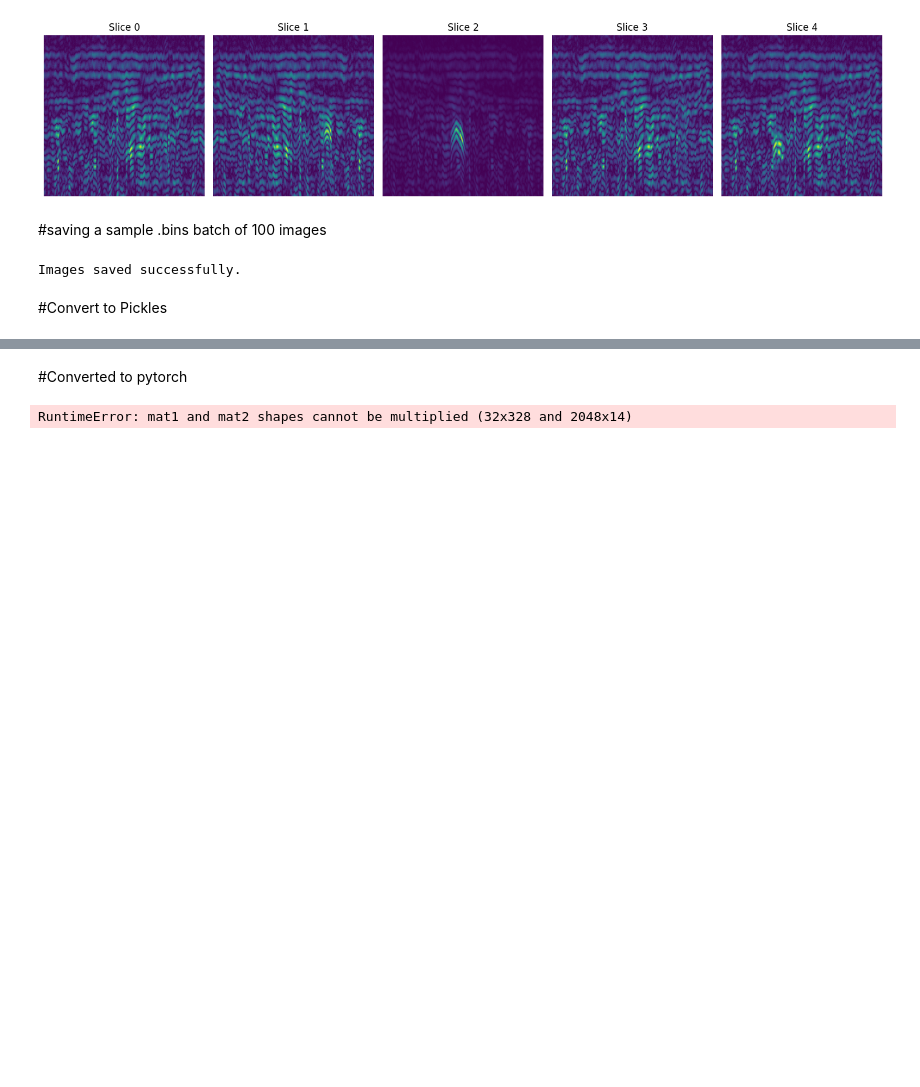
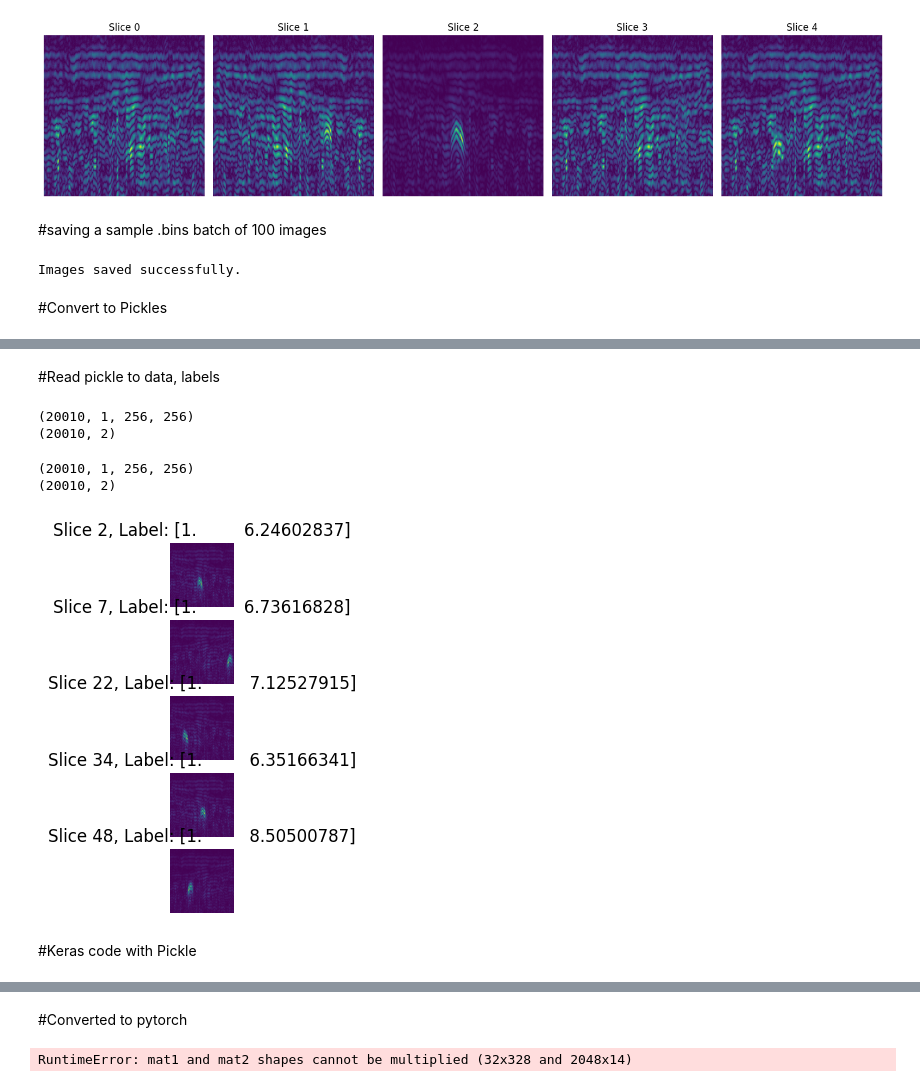
Before and after one commit to ai40uw/engr521, a Jupyter notebook: engr521_group1.ipynb, the cells around one changed output, grey strips where cells are left out. Saved outputs shown, nothing was run; the diff lists cells and outputs as text; code cells hidden in the pictures; blank space fills up the shorter version.

```diff
--- a/engr521_group1.ipynb
+++ b/engr521_group1.ipynb
@@ -226,0 +251,62 @@ plt.show()
+# %% [markdown]
+#Read pickle to data, labels
+# %%
+#open a single random image from pickle file
+#pickle path "/content/drive/MyDrive/engr521_dataset/dataset.pkl"
+import pickle
+# import numpy as np
+# import matplotlib.pyplot as plt
+
+with open("/content/drive/MyDrive/engr521_dataset/dataset.pkl", "rb") as f:
+  data, labels = pickle.load(f)
+print(data.shape)
+print(labels.shape)
+#plot an image from pickle and its label
+# i = np.random.randint(0, len(labels))
+# plt.imshow(data[i][0], cmap='viridis')
+# plt.title(f"Slice {i}, Label: {labels[i]}")
+# plt.axis('off')
+# plt.show()
+# %% [output]
+(20010, 1, 256, 256)
+(20010, 2)
+# %%
+print(data.shape)
+print(labels.shape)
+# %% [output]
+(20010, 1, 256, 256)
+(20010, 2)
+# %%
+import pickle
+import numpy as np
+
+# Load the original data
+with open("/content/drive/MyDrive/engr521_dataset/dataset.pkl", "rb") as f:
+    data, labels = pickle.load(f)
+
+# Reshape data to (N, 1, 256, 256)
+if data.ndim == 3:
+    data = data[:, np.newaxis, :, :]  # add channel dimension
+
+# Save back to the same (or new) pickle file
+with open("/content/drive/MyDrive/engr521_dataset/dataset.pkl", "wb") as f:
+    pickle.dump((data, labels), f)
+# %%
+#plot 5 first images from data where labels[i,1]>6.0
+import matplotlib.pyplot as plt
+import numpy as np
+i=0
+for j in range(len(labels)):
+  if labels[j,1]>6.0:
+    plt.subplot(5, 1, i + 1)
+    plt.imshow(data[j], cmap='viridis')
+    plt.title(f"Slice {j}, Label: {labels[j]}")
+    plt.axis('off')
+    i+=1
+    if i==5:
+      break
+plt.show()
+# %% [output]
+[figure, added]
+# %% [markdown]
+#Keras code with Pickle
```
Also changed, not shown: parts of 18 cells of this notebook.
